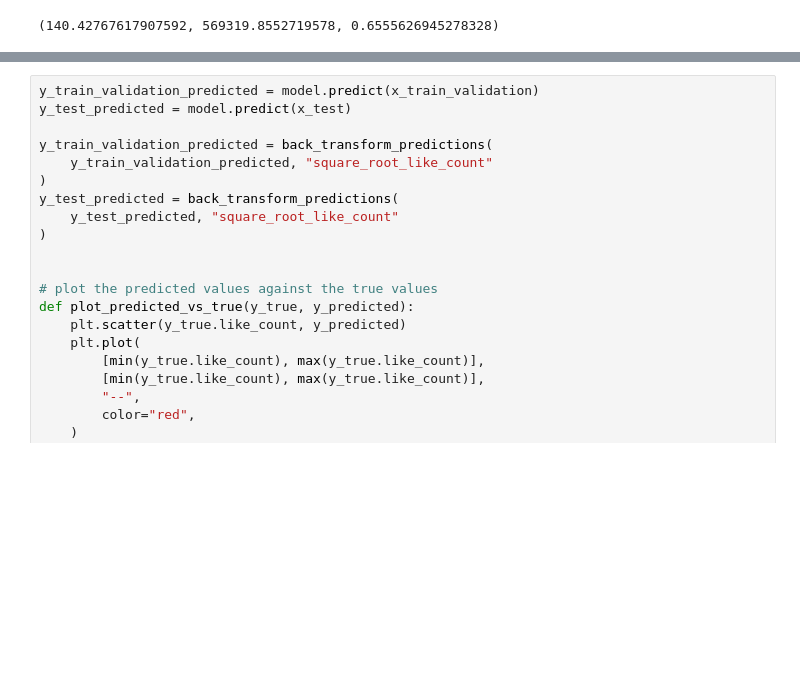
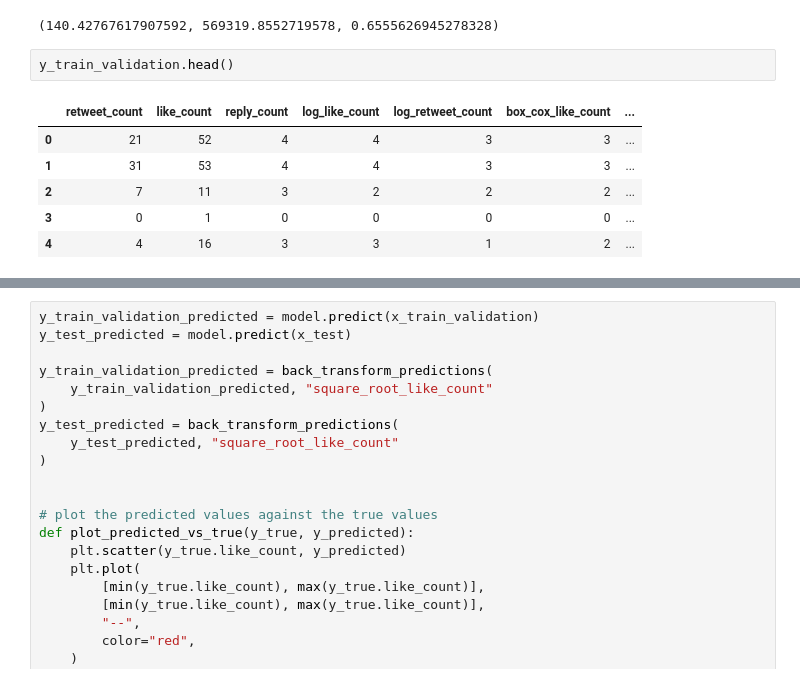
Before and after one commit to ossamum/kuleuven-thesis, a Jupyter notebook: 04_standard_tweet_predictive_modelling.ipynb, the cells around one changed output, grey strips where cells are left out. Drawn from its saved outputs; the diff is of its cells as text; blank space fills up the shorter version.

```diff
--- a/04_standard_tweet_predictive_modelling.ipynb
+++ b/04_standard_tweet_predictive_modelling.ipynb
@@ -641,3 +728,12 @@ MAE is 140.42767617907592
 MSE is 569319.8552719578
 R2 score is 0.6555626945278328
 (140.42767617907592, 569319.8552719578, 0.6555626945278328)
+# %%
+y_train_validation.head()
+# %% [output]
+|  | retweet_count | like_count | reply_count | log_like_count | log_retweet_count | box_cox_like_count | ... |
+| 0 | 21 | 52 | 4 | 4 | 3 | 3 | ... |
+| 1 | 31 | 53 | 4 | 4 | 3 | 3 | ... |
+| 2 | 7 | 11 | 3 | 2 | 2 | 2 | ... |
+| 3 | 0 | 1 | 0 | 0 | 0 | 0 | ... |
+| 4 | 4 | 16 | 3 | 3 | 1 | 2 | ... |
```
Also changed, not shown: parts of 14 cells of this notebook, 3 other files.
